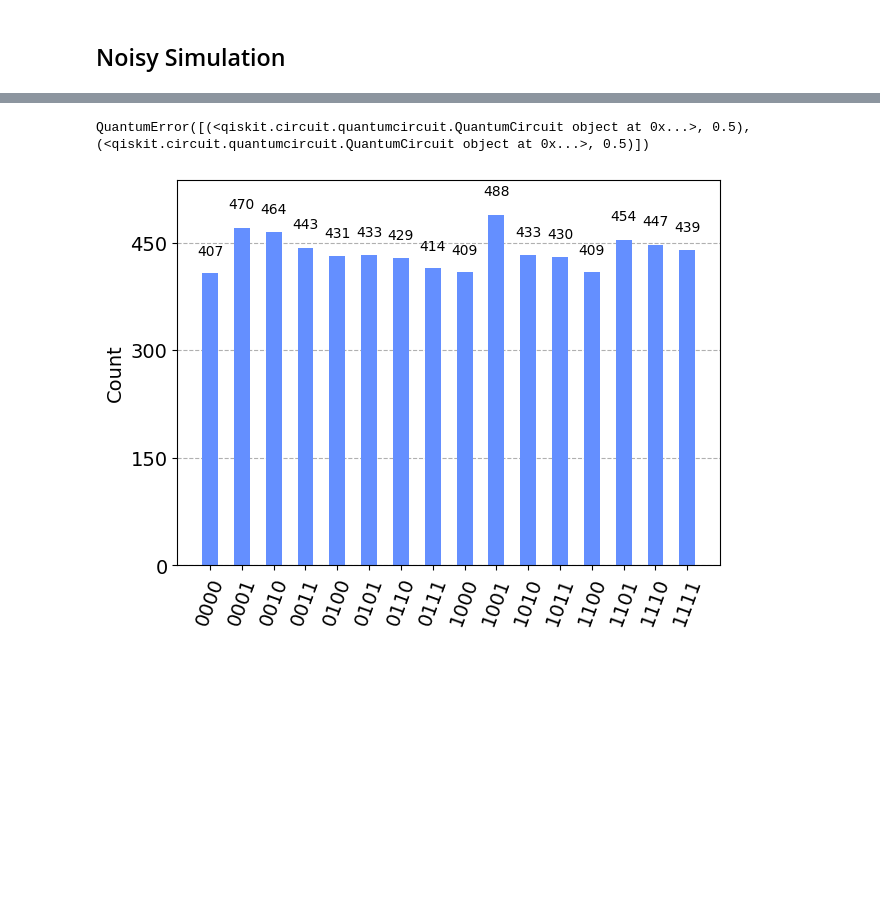
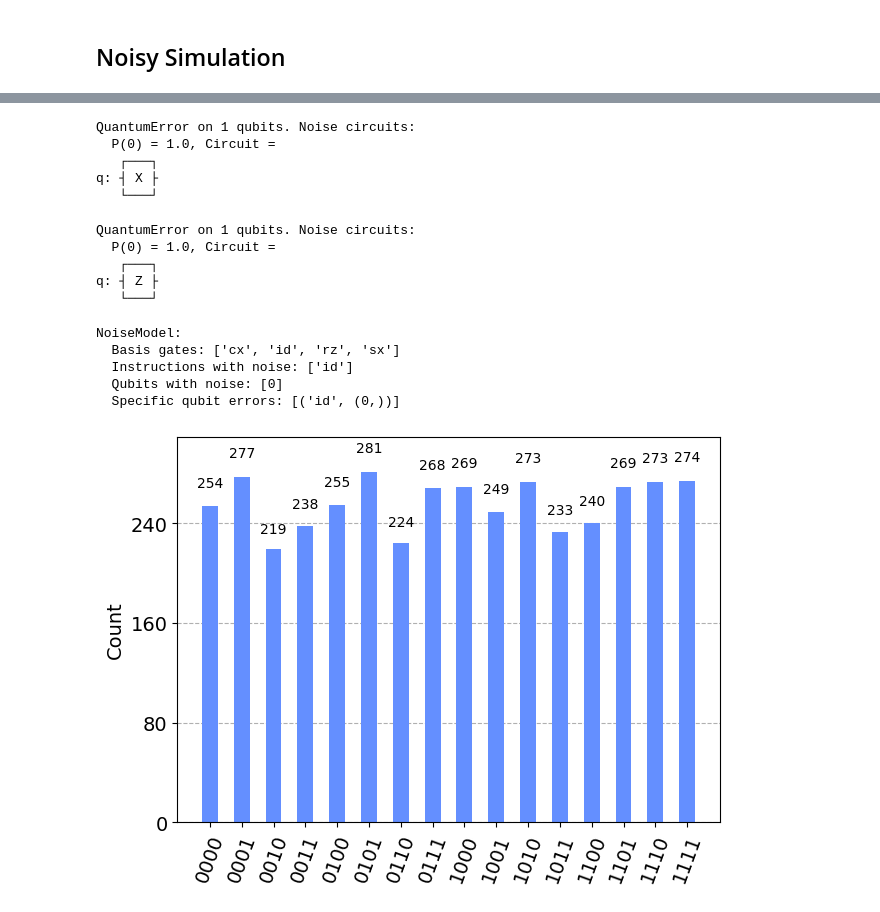
Before and after one commit to gjuls/shor_algorithm, a Jupyter notebook: QFT_dephasing.ipynb, the cells around one changed output, grey strips where cells are left out. Cells and saved outputs as stored; diff of their text form; code cells hidden in the pictures; blank space fills up the shorter version.

```diff
--- a/QFT_dephasing.ipynb
+++ b/QFT_dephasing.ipynb
@@ -46,0 +108,16 @@ from qiskit.providers.aer import AerSimulator
+# %%
+n = 4
+qc_noisy = QuantumCircuit(n)
+for control in range(n):
+    qc_noisy.h(control)
+    if (control != n - 1):
+        for target in range(control + 1, n):
+            qc_noisy.cp(pi/2**(target - control), control, target)
+        if (control == 0):
+            qc_noisy.id(control)
+    qc_noisy.barrier(x for x in range(n))
+qc_noisy.swap(0, 3)
+qc_noisy.swap(1, 2)
+qc_noisy.save_density_matrix()
+qc_noisy.measure_all()
+qc_noisy.draw(scale = 0.5, fold = -1)
@@ -47,27 +141,42 @@ from qiskit.providers.aer import AerSimulator
 # %%
-p_error = 0.5
+p_error = 1
+
 bit_flip = pauli_error([('X', p_error), ('I', 1 - p_error)])
 phase_flip = pauli_error([('Z', p_error), ('I', 1 - p_error)])
 # %%
-bit_flip
+print(bit_flip)
 # %% [output]
-QuantumError([(<qiskit.circuit.quantumcircuit.QuantumCircuit object at 0x...>, 0.5), (<qiskit.circuit.quantumcircuit.QuantumCircuit object at 0x...>, 0.5)])
+QuantumError on 1 qubits. Noise circuits:
+  P(0) = 1.0, Circuit =
+   ┌───┐
+q: ┤ X ├
+   └───┘
+# %%
+print(phase_flip)
+# %% [output]
+QuantumError on 1 qubits. Noise circuits:
+  P(0) = 1.0, Circuit =
+   ┌───┐
+q: ┤ Z ├
+   └───┘
 # %%
 noise_bit_flip = NoiseModel()
-#noise_bit_flip.add_all_qubit_quantum_error(bit_flip, "flip")
-noise_bit_flip.add_all_qubit_quantum_error(phase_flip, "phase")
+noise_bit_flip.add_quantum_error(bit_flip, ['id'], [0])
+
+print(noise_bit_flip)
+# %% [output]
+NoiseModel:
+  Basis gates: ['cx', 'id', 'rz', 'sx']
+  Instructions with noise: ['id']
+  Qubits with noise: [0]
+  Specific qubit errors: [('id', (0,))]
 # %%
-# Create noisy simulator backend
-sim_noise = AerSimulator(noise_model=noise_bit_flip)
+sim_noise = AerSimulator(noise_model = noise_bit_flip)
+circ_tnoise = transpile(qc_noisy, sim_noise)
+result_bit_flip = sim_noise.run(circ_tnoise, shots = 4096).result()
+counts_bit_flip = result_bit_flip.get_counts(0)
+matrix = result_bit_flip.data().get('density_matrix')
 
-# Transpile circuit for noisy basis gates
-circ_tnoise = transpile(qc, sim_noise)
-
-# Run and get counts
-result_bit_flip = sim_noise.run(circ_tnoise, shots = 7000).result()
-counts_bit_flip = result_bit_flip.get_counts(0)
-
-# Plot noisy output
 plot_histogram(counts_bit_flip)
 # %% [output]
-[figure, old version]
+[figure, new version]
```
Also changed, not shown: parts of 10 cells of this notebook.
